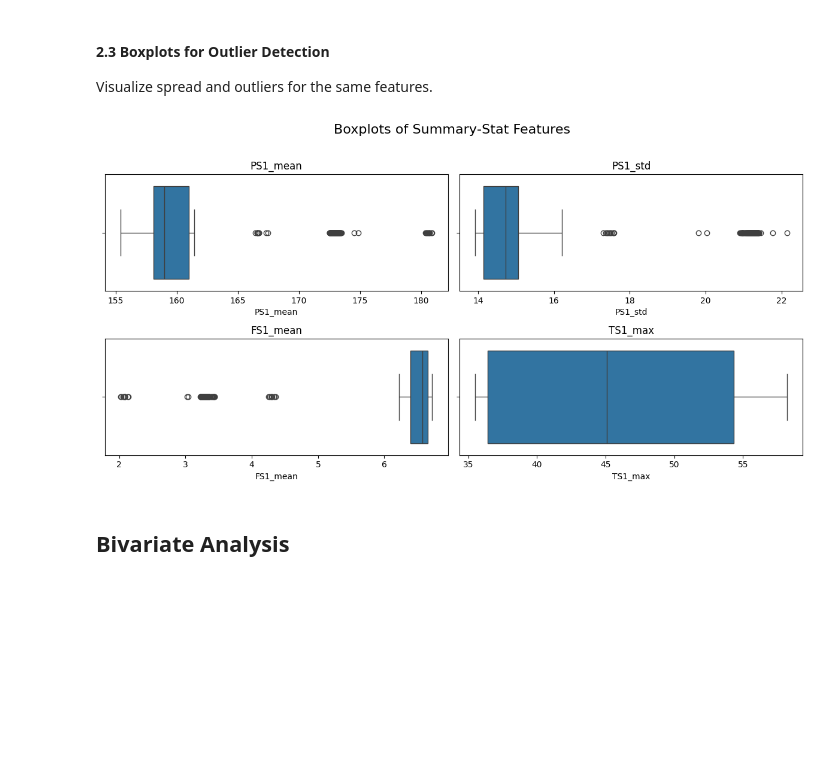
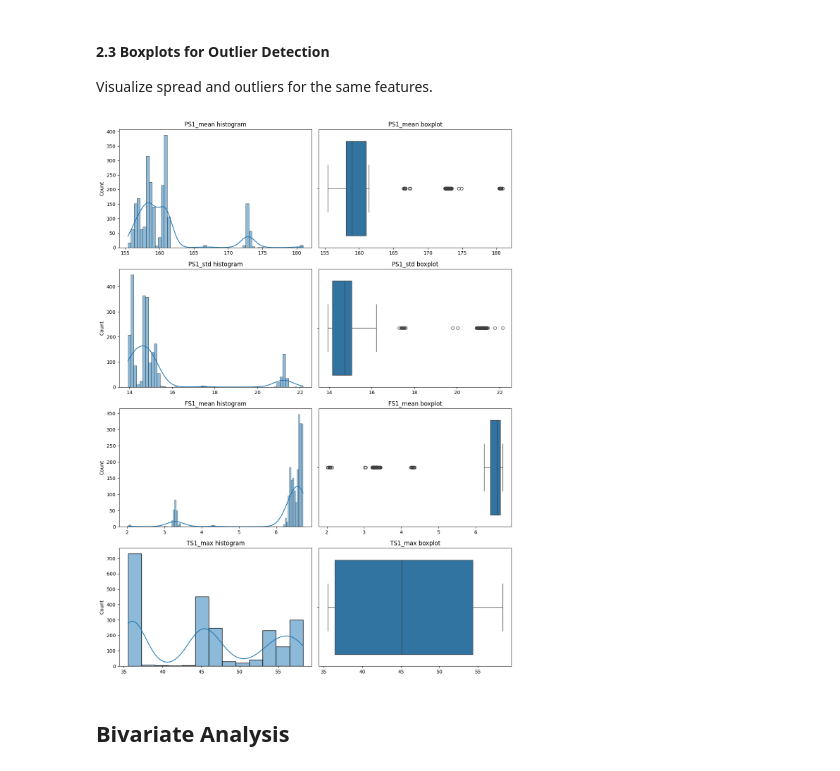
Before and after one commit to jeremiafourie/HydraulicHealth-Monitoring, a Jupyter notebook: notebooks/eda.ipynb, the cells around one changed output. Cells and saved outputs as stored; diff of their text form; code cells hidden in the pictures; blank space fills up the shorter version.

```diff
--- a/notebooks/eda.ipynb
+++ b/notebooks/eda.ipynb
@@ -86,14 +88,32 @@ plt.show()
 #### 2.3 Boxplots for Outlier Detection
 Visualize spread and outliers for the same features.
 # %%
-fig, axes = plt.subplots(2, 2, figsize=(12, 6))
-for ax, feat in zip(axes.flat, examples):
-    sns.boxplot(x=df[feat], ax=ax)
-    ax.set_title(feat)
-plt.suptitle("Boxplots of Summary‑Stat Features", y=1.02, fontsize=16)
+import seaborn as sns
+import matplotlib.pyplot as plt
+
+# 1. Verify that our chosen features are present
+required = ["PS1_mean", "PS1_std", "FS1_mean", "TS1_max"]
+missing  = [f for f in required if f not in df.columns]
+if missing:
+    raise KeyError(f"Missing required summary‑stat columns: {missing}")
+
+# 2. Re‑plot histograms + KDE and boxplots side by side
+fig, axes = plt.subplots(4, 2, figsize=(12, 16))
+
+for i, feat in enumerate(required):
+    # histogram + KDE
+    sns.histplot(df[feat], ax=axes[i, 0], kde=True)
+    axes[i, 0].set_title(f"{feat} histogram")
+    axes[i, 0].set_xlabel("")
+
+    # boxplot
+    sns.boxplot(x=df[feat], ax=axes[i, 1])
+    axes[i, 1].set_title(f"{feat} boxplot")
+    axes[i, 1].set_xlabel("")
+
 plt.tight_layout()
 plt.show()
 # %% [output]
-[figure, old version]
+[figure, new version]
 # %% [markdown]
 ## Bivariate Analysis
```
Also changed, not shown: parts of 8 cells of this notebook.
